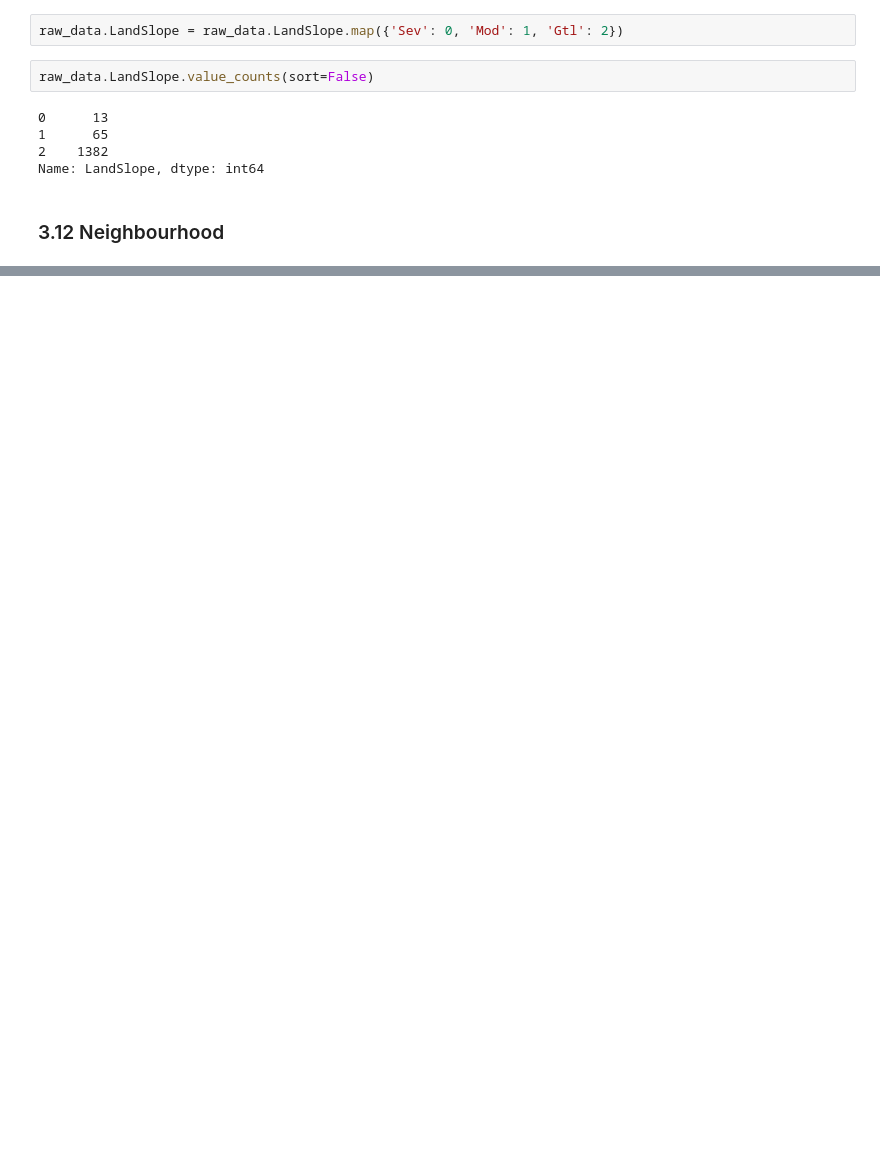
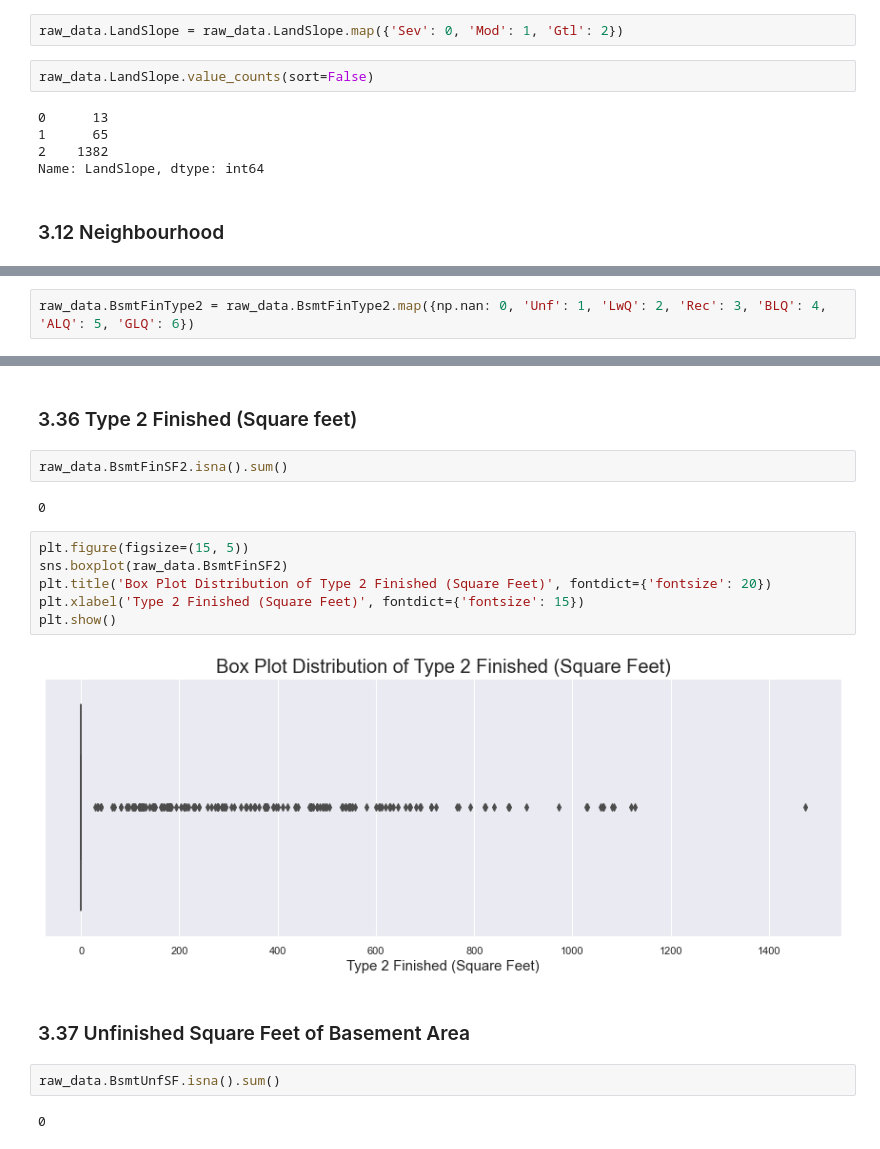
Before and after one commit to akshaykadam100/Housing-Price-Calculator, a Jupyter notebook: V1.ipynb, the cells around one changed output, grey strips where cells are left out. Drawn from its saved outputs; the diff is of its cells as text; blank space fills up the shorter version.

```diff
--- a/V1.ipynb
+++ b/V1.ipynb
@@ -319,0 +817,2 @@ Name: Neighborhood, dtype: int64
+# %%
+raw_data.BsmtFinType2 = raw_data.BsmtFinType2.map({np.nan: 0, 'Unf': 1, 'LwQ': 2, 'Rec': 3, 'BLQ': 4, 'ALQ': 5, 'GLQ': 6})
@@ -319,0 +830,20 @@ Name: Neighborhood, dtype: int64
+# %% [markdown]
+### 3.36 Type 2 Finished (Square feet)
+# %%
+raw_data.BsmtFinSF2.isna().sum()
+# %% [output]
+0
+# %%
+plt.figure(figsize=(15, 5))
+sns.boxplot(raw_data.BsmtFinSF2)
+plt.title('Box Plot Distribution of Type 2 Finished (Square Feet)', fontdict={'fontsize': 20})
+plt.xlabel('Type 2 Finished (Square Feet)', fontdict={'fontsize': 15})
+plt.show()
+# %% [output]
+[figure, added]
+# %% [markdown]
+### 3.37 Unfinished Square Feet of Basement Area
+# %%
+raw_data.BsmtUnfSF.isna().sum()
+# %% [output]
+0
```
Also changed, not shown: parts of 96 cells of this notebook, 1 other file.
